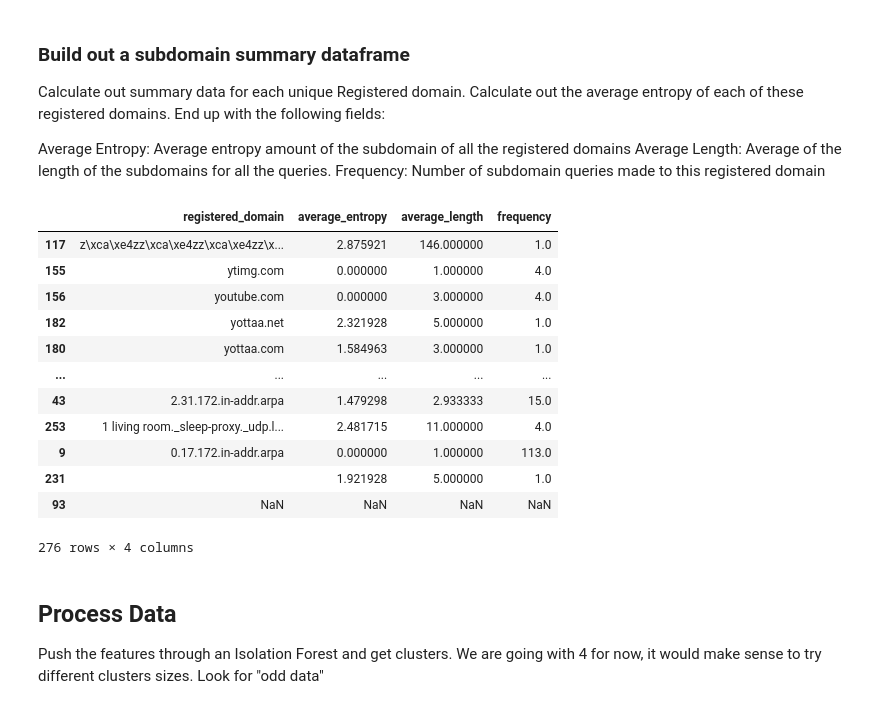
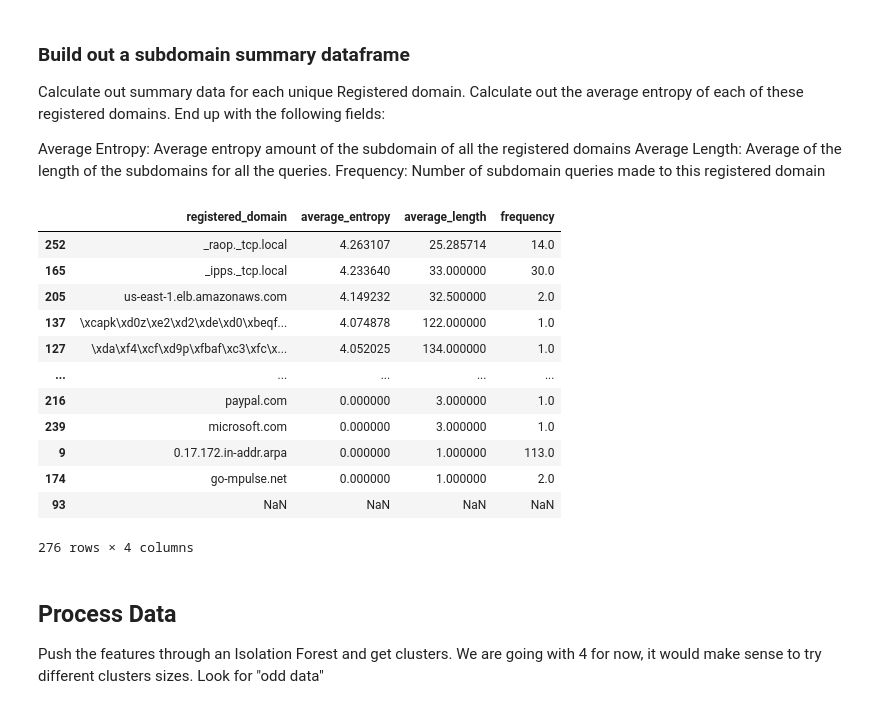
Before and after one commit to sealingtech/DCO_Notebooks, a Jupyter notebook: Zat DNS Processing.ipynb, the cells around one changed output. Saved outputs shown, nothing was run; the diff lists cells and outputs as text; code cells hidden in the pictures.

```diff
--- a/Zat DNS Processing.ipynb
+++ b/Zat DNS Processing.ipynb
@@ -130,24 +130,24 @@ Frequency: Number of subdomain queries made to this registered domain
 # %%
 #Build out a data frame of the unique subdomains
 subdomain_df = pd.DataFrame()
 subdomain_df['registered_domain'] = zeek_df['registered_domain_str'].unique()
 
 subdomain_df['average_entropy'] = subdomain_df['registered_domain'].apply(lambda x: zeek_df[(zeek_df['registered_domain_str'] == x)]['subdomain_entropy'].mean())
 subdomain_df['average_length'] = subdomain_df['registered_domain'].apply(lambda x: zeek_df[(zeek_df['registered_domain_str'] == x)]['subdomain_length'].mean())
 subdomain_df['frequency'] = subdomain_df['registered_domain'].apply(lambda x: zeek_df['registered_domain_str'].value_counts()[x] if pd.notnull(x) else x)
-subdomain_df.sort_values('registered_domain', ascending=False)
+subdomain_df.sort_values('average_entropy', ascending=False)
 # %% [output]
 |  | registered_domain | average_entropy | average_length | frequency |
-| 117 | z\xca\xe4zz\xca\xe4zz\xca\xe4zz\x... | 2.875921 | 146.000000 | 1.0 |
-| 155 | ytimg.com | 0.000000 | 1.000000 | 4.0 |
-| 156 | youtube.com | 0.000000 | 3.000000 | 4.0 |
-| 182 | yottaa.net | 2.321928 | 5.000000 | 1.0 |
-| 180 | yottaa.com | 1.584963 | 3.000000 | 1.0 |
+| 252 | _raop._tcp.local | 4.263107 | 25.285714 | 14.0 |
+| 165 | _ipps._tcp.local | 4.233640 | 33.000000 | 30.0 |
+| 205 | us-east-1.elb.amazonaws.com | 4.149232 | 32.500000 | 2.0 |
+| 137 | \xcapk\xd0z\xe2\xd2\xde\xd0\xbeqf... | 4.074878 | 122.000000 | 1.0 |
+| 127 | \xda\xf4\xcf\xd9p\xfbaf\xc3\xfc\x... | 4.052025 | 134.000000 | 1.0 |
 | ... | ... | ... | ... | ... |
-| 43 | 2.31.172.in-addr.arpa | 1.479298 | 2.933333 | 15.0 |
-| 253 | 1 living room._sleep-proxy._udp.l... | 2.481715 | 11.000000 | 4.0 |
+| 216 | paypal.com | 0.000000 | 3.000000 | 1.0 |
+| 239 | microsoft.com | 0.000000 | 3.000000 | 1.0 |
 | 9 | 0.17.172.in-addr.arpa | 0.000000 | 1.000000 | 113.0 |
-| 231 |  | 1.921928 | 5.000000 | 1.0 |
+| 174 | go-mpulse.net | 0.000000 | 1.000000 | 2.0 |
 | 93 | NaN | NaN | NaN | NaN |
 276 rows × 4 columns
 # %% [markdown]
```
Also changed, not shown: parts of 3 cells of this notebook, 3 other files.
